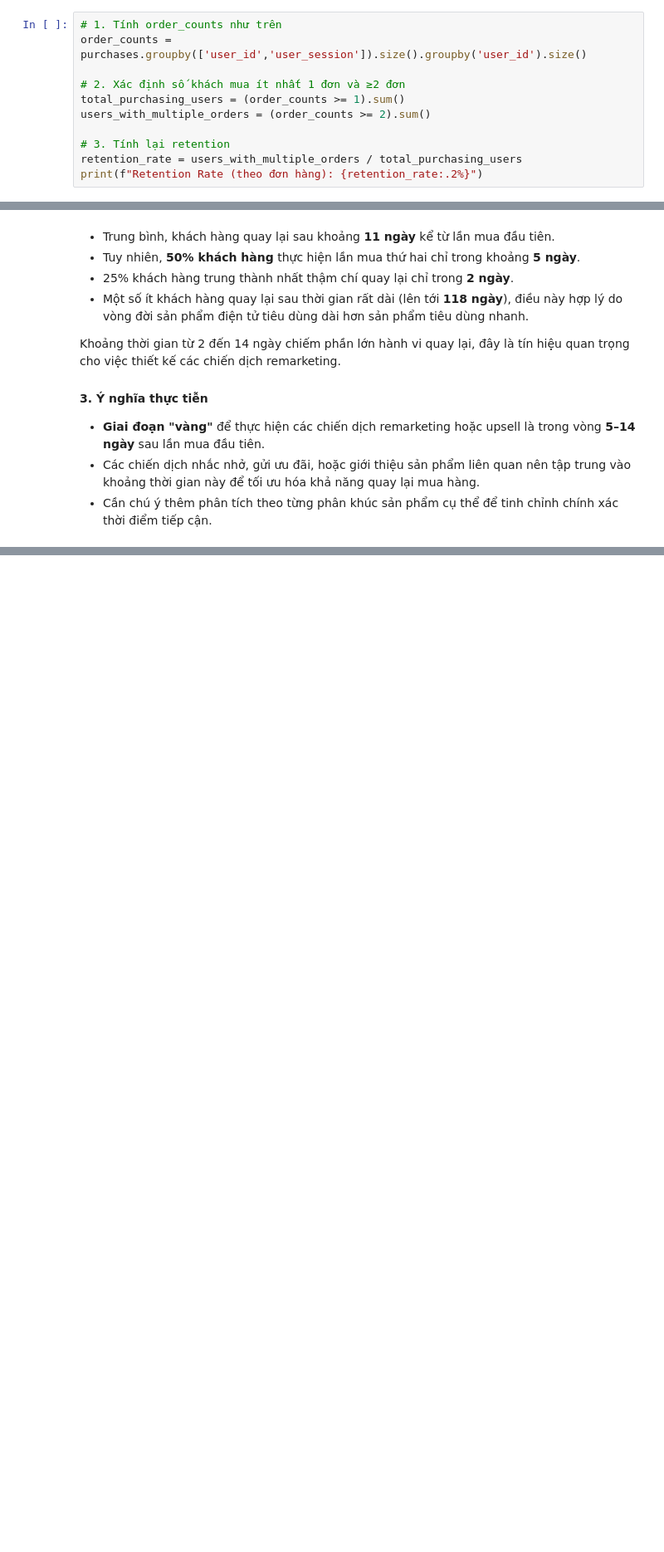
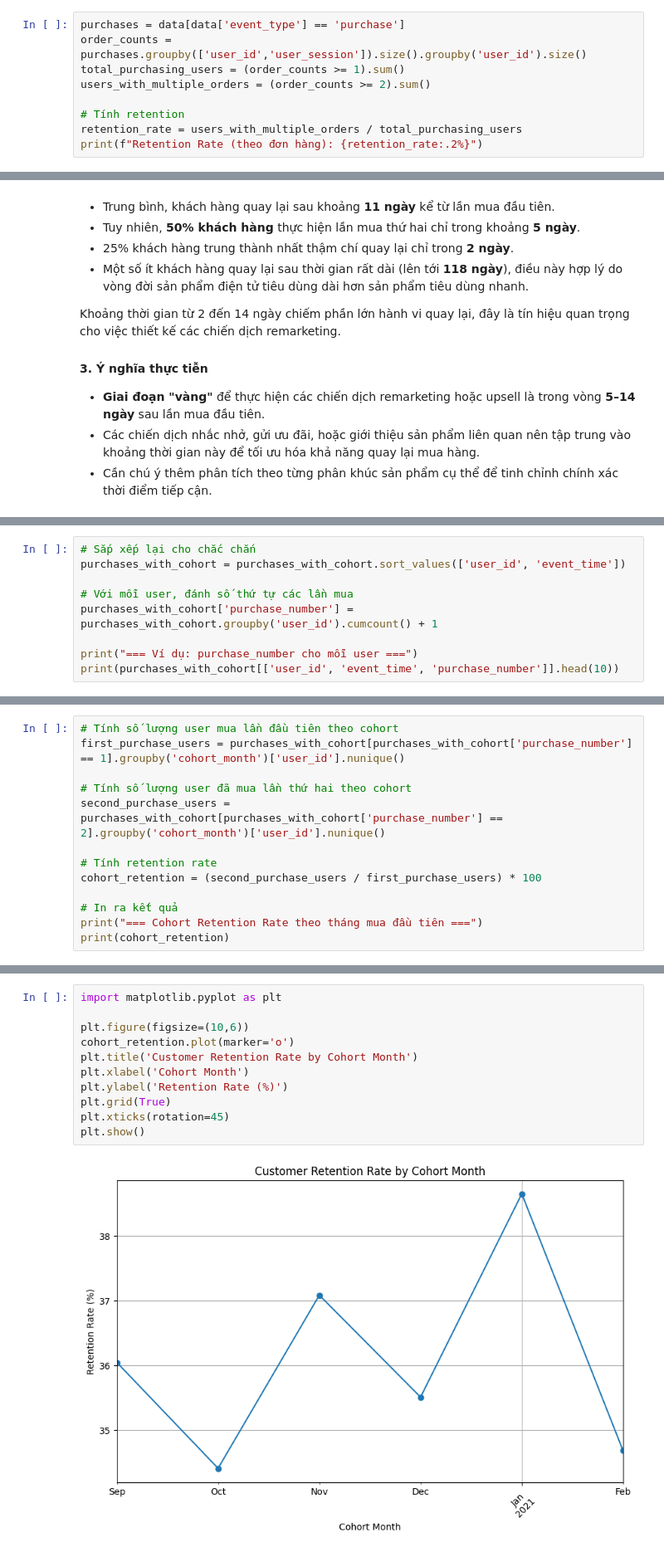
Before and after one commit to hanvocado/ecommerce-analysis, a Jupyter notebook: preprocess.ipynb, the cells around one changed output, grey strips where cells are left out. Shown: that part at 83% size. Saved outputs shown, nothing was run; the diff lists cells and outputs as text; blank space fills up the shorter version.

```diff
--- a/preprocess.ipynb
+++ b/preprocess.ipynb
@@ -713,12 +715,10 @@ Việc phân tích Customer Retention Rate giúp:
 # %%
-# 1. Tính order_counts như trên
+purchases = data[data['event_type'] == 'purchase']
 order_counts = purchases.groupby(['user_id','user_session']).size().groupby('user_id').size()
-
-# 2. Xác định số khách mua ít nhất 1 đơn và ≥2 đơn
 total_purchasing_users = (order_counts >= 1).sum()
 users_with_multiple_orders = (order_counts >= 2).sum()
 
-# 3. Tính lại retention
+# Tính retention
 retention_rate = users_with_multiple_orders / total_purchasing_users
 print(f"Retention Rate (theo đơn hàng): {retention_rate:.2%}")
 # %% [output]
@@ -837,0 +881,9 @@ Khoảng thời gian từ 2 đến 14 ngày chiếm phần lớn hành vi quay l
+# %%
+# Sắp xếp lại cho chắc chắn
+purchases_with_cohort = purchases_with_cohort.sort_values(['user_id', 'event_time'])
+
+# Với mỗi user, đánh số thứ tự các lần mua
+purchases_with_cohort['purchase_number'] = purchases_with_cohort.groupby('user_id').cumcount() + 1
+
+print("=== Ví dụ: purchase_number cho mỗi user ===")
+print(purchases_with_cohort[['user_id', 'event_time', 'purchase_number']].head(10))
@@ -837,0 +903,13 @@ Khoảng thời gian từ 2 đến 14 ngày chiếm phần lớn hành vi quay l
+# %%
+# Tính số lượng user mua lần đầu tiên theo cohort
+first_purchase_users = purchases_with_cohort[purchases_with_cohort['purchase_number'] == 1].groupby('cohort_month')['user_id'].nunique()
+
+# Tính số lượng user đã mua lần thứ hai theo cohort
+second_purchase_users = purchases_with_cohort[purchases_with_cohort['purchase_number'] == 2].groupby('cohort_month')['user_id'].nunique()
+
+# Tính retention rate
+cohort_retention = (second_purchase_users / first_purchase_users) * 100
+
+# In ra kết quả
+print("=== Cohort Retention Rate theo tháng mua đầu tiên ===")
+print(cohort_retention)
@@ -837,0 +926,13 @@ Khoảng thời gian từ 2 đến 14 ngày chiếm phần lớn hành vi quay l
+# %%
+import matplotlib.pyplot as plt
+
+plt.figure(figsize=(10,6))
+cohort_retention.plot(marker='o')
+plt.title('Customer Retention Rate by Cohort Month')
+plt.xlabel('Cohort Month')
+plt.ylabel('Retention Rate (%)')
+plt.grid(True)
+plt.xticks(rotation=45)
+plt.show()
+# %% [output]
+[figure, added]
```
Also changed, not shown: parts of 17 cells of this notebook.
